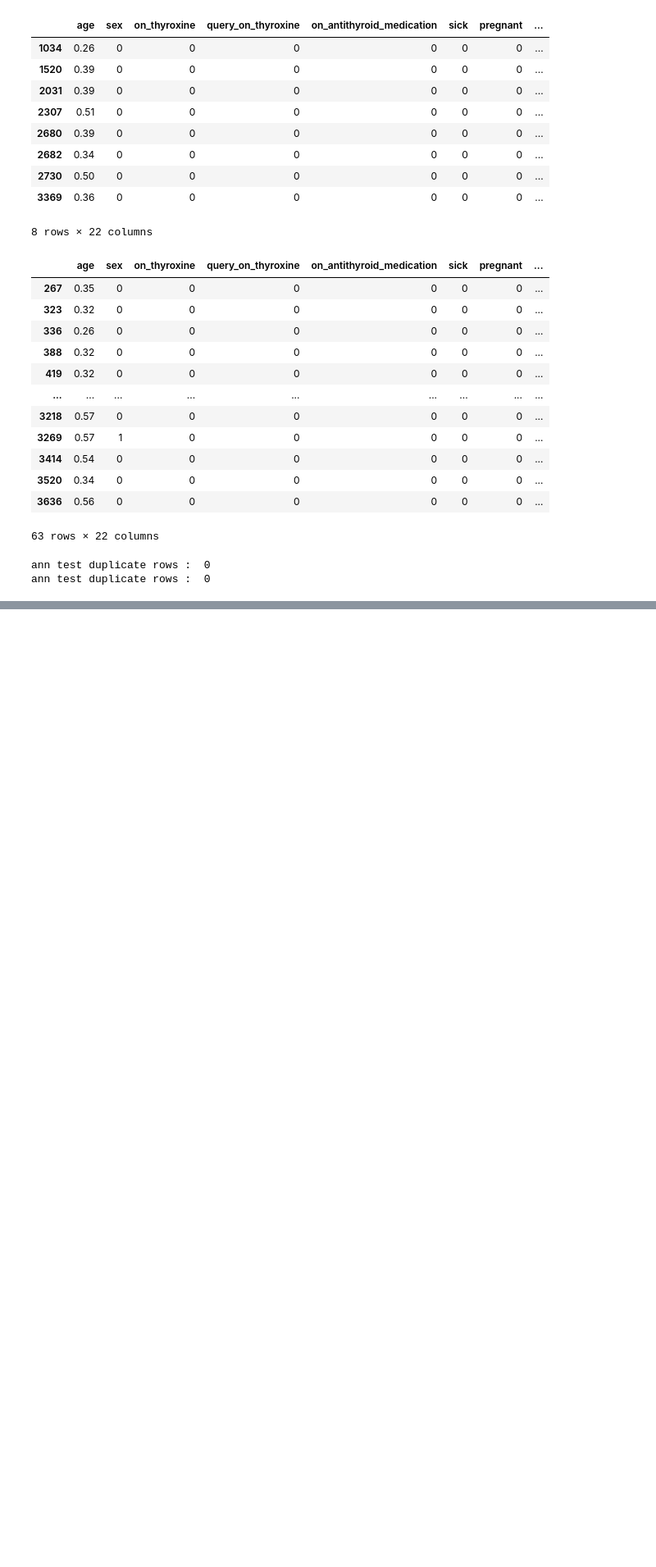
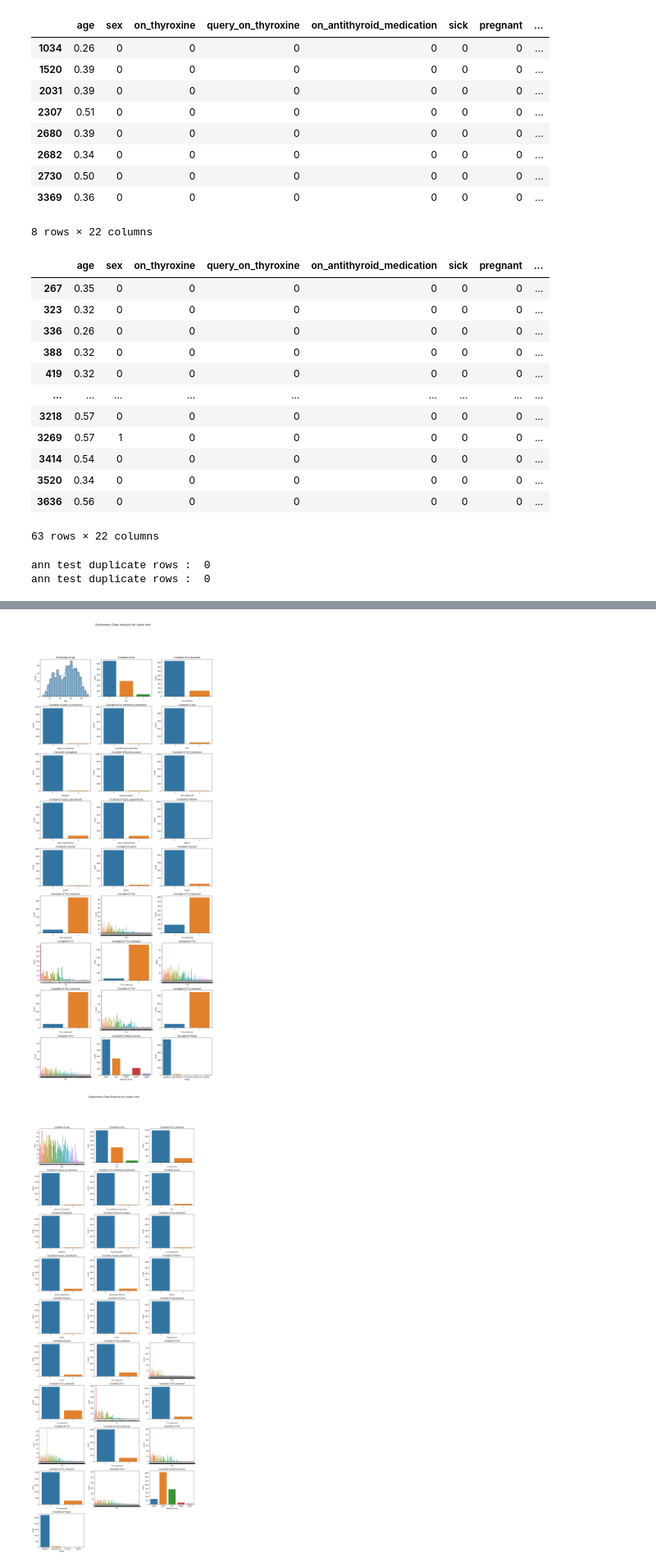
Before and after one commit to aashishops/Thyroid-Performance-Analysis, a Jupyter notebook: src/EDA.ipynb, the cells around one changed output, grey strips where cells are left out. Shown at 82% size. Saved outputs shown, nothing was run; the diff lists cells and outputs as text; code cells hidden in the pictures; blank space fills up the shorter version.

```diff
--- a/src/EDA.ipynb
+++ b/src/EDA.ipynb
@@ -126,0 +204,45 @@ ann test duplicate rows :  0
+# %%
+hypo_hyper_data = {
+    'hyper test': hyper_test,
+    'hyper train': hyper_train,
+    'hypo test': hypo_test,
+    'hypo train': hypo_train,
+}
+# %%
+import pandas as pd
+import matplotlib.pyplot as plt
+import seaborn as sns
+
+# Assuming hypo_hyper_data is a dictionary with hyperthyroid and hypothyroid DataFrames
+for df_name, df in hypo_hyper_data.items():
+    numerical_features = df.select_dtypes(include=['float64', 'int64']).columns
+    categorical_features = df.select_dtypes(include='object').columns
+
+    # Exclude "ID" column if present
+    numerical_features = [feature for feature in numerical_features if feature != 'ID']
+    categorical_features = [feature for feature in categorical_features if feature != 'ID']
+
+    # Filter out features with low variability
+    numerical_features = [feature for feature in numerical_features if df[feature].nunique() > 1]
+    categorical_features = [feature for feature in categorical_features if df[feature].nunique() > 1]
+
+    plt.figure(figsize=(15, 4 * (len(numerical_features) + len(categorical_features))))
+    plt.suptitle(f'Exploratory Data Analysis for {df_name}', fontsize=16)
+
+    # Plot Distribution of numerical features
+    for i, feature in enumerate(numerical_features):
+        plt.subplot(len(numerical_features) + len(categorical_features), 3, i+1)
+        sns.histplot(df[feature], bins=20, kde=True)
+        plt.title(f'Distribution of {feature}')
+
+    # Plot Countplot for categorical features
+    for i, feature in enumerate(categorical_features):
+        plt.subplot(len(numerical_features) + len(categorical_features), 3, len(numerical_features) + i + 1)
+        sns.countplot(x=feature, data=df)
+        plt.title(f'Countplot of {feature}')
+
+    plt.tight_layout(rect=[0, 0, 1, 0.96])  # Adjust layout to avoid overlap
+    plt.show()
+# %% [output]
+[figure, added]
+[figure, added]
```
Also changed, not shown: parts of 7 cells of this notebook.
